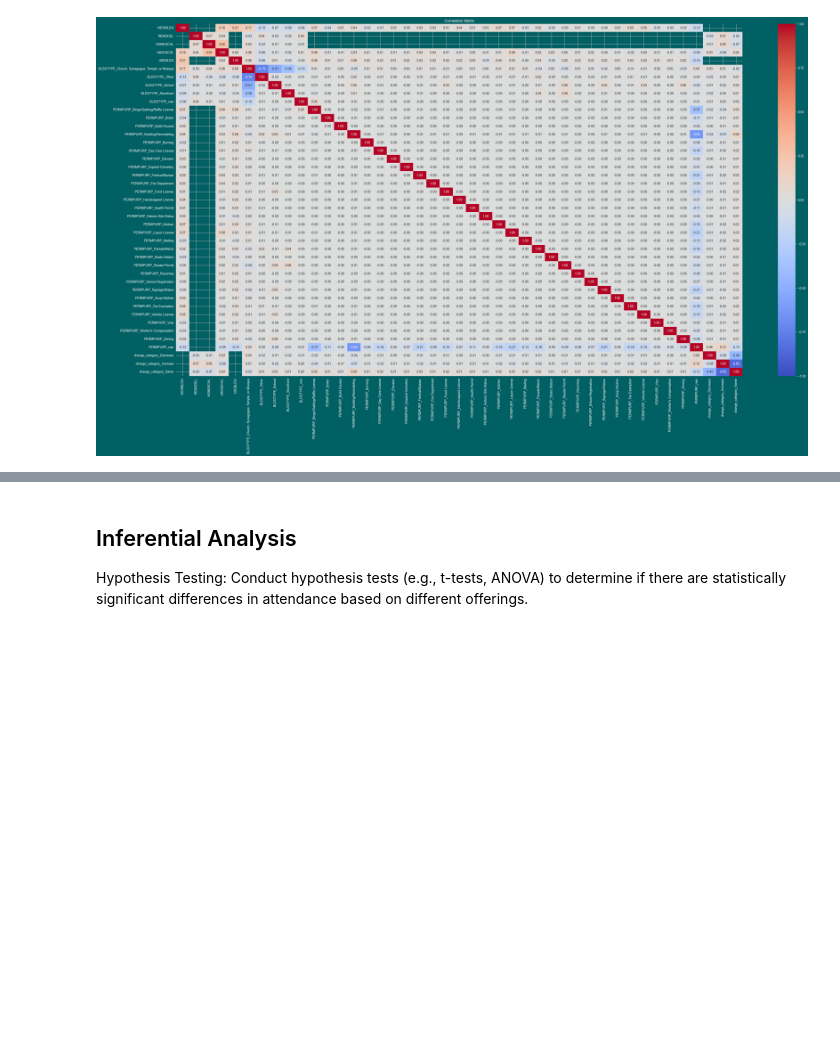
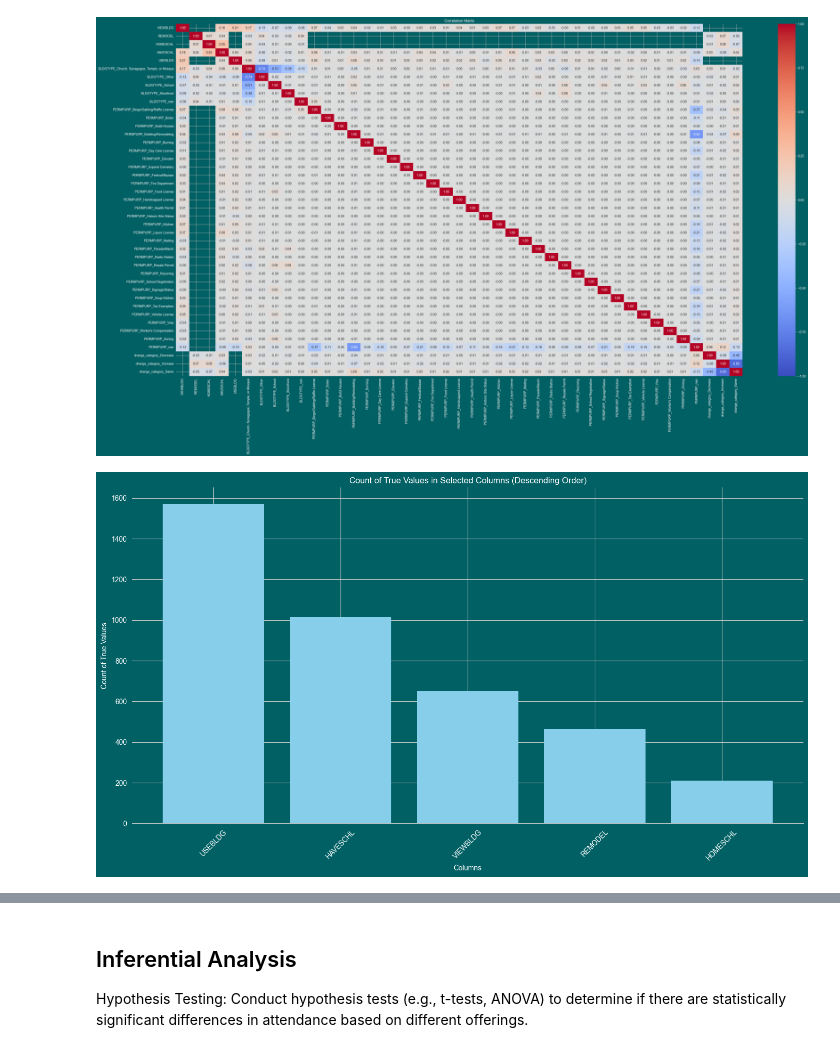
Before and after one commit to NRSchaaf/unlocking-church-growth, a Jupyter notebook: notebook/facilities_analysis.ipynb, the cells around one changed output, grey strips where cells are left out. Cells and saved outputs as stored; diff of their text form; code cells hidden in the pictures; blank space fills up the shorter version.

```diff
--- a/notebook/facilities_analysis.ipynb
+++ b/notebook/facilities_analysis.ipynb
@@ -165,5 +165,32 @@ plt.title('Correlation Matrix')
 plt.show()
 # %% [output]
 [figure]
+# %%
+# Specify columns of interest
+columns_of_interest = ['VIEWBLDG', 'REMODEL', 'HOMESCHL', 'HAVESCHL', 'USEBLDG']
+
+# Count True values for each column
+counts = {col: df_facilities_encoded[col].sum() for col in columns_of_interest}
+
+# Sort counts in descending order
+sorted_counts = dict(sorted(counts.items(), key=lambda item: item[1], reverse=True))
+
+# Plot counts for each column as multiple bars in one graph
+plt.figure(figsize=(14, 8))
+
+# Create the bar plot with sorted counts
+plt.bar(sorted_counts.keys(), sorted_counts.values(), color='skyblue')
+
+# Adding labels and title
+plt.xlabel('Columns')
+plt.ylabel('Count of True Values')
+plt.title('Count of True Values in Selected Columns (Descending Order)')
+
+# Show plot
+plt.xticks(rotation=45)
+plt.tight_layout()
+plt.show()
+# %% [output]
+[figure, added]
 # %%
 # Specify columns of interest
```
Also changed, not shown: parts of 1 cell of this notebook, 2 other files.
